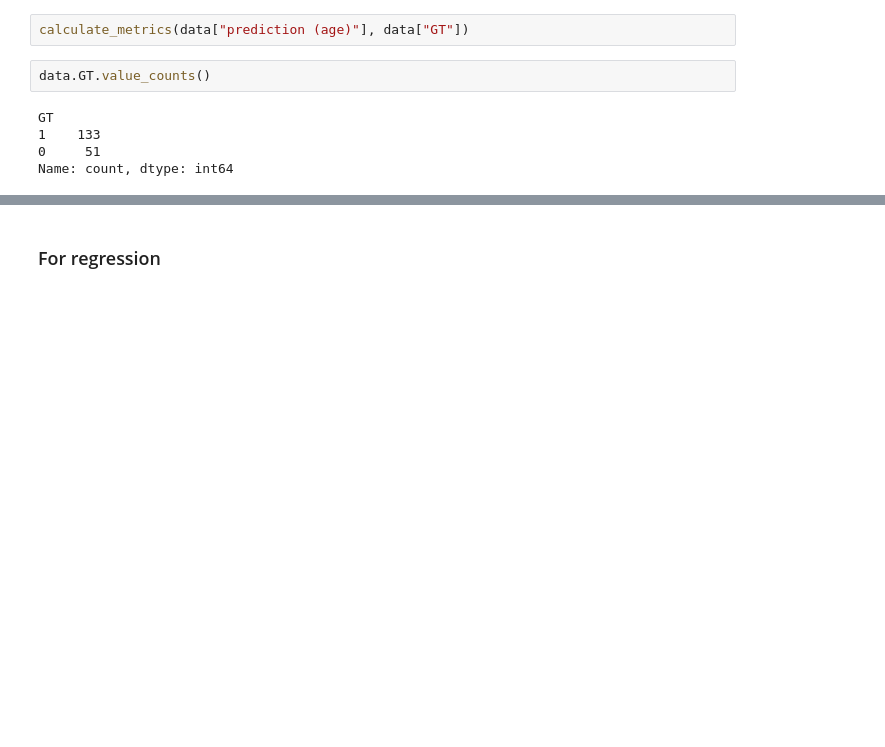
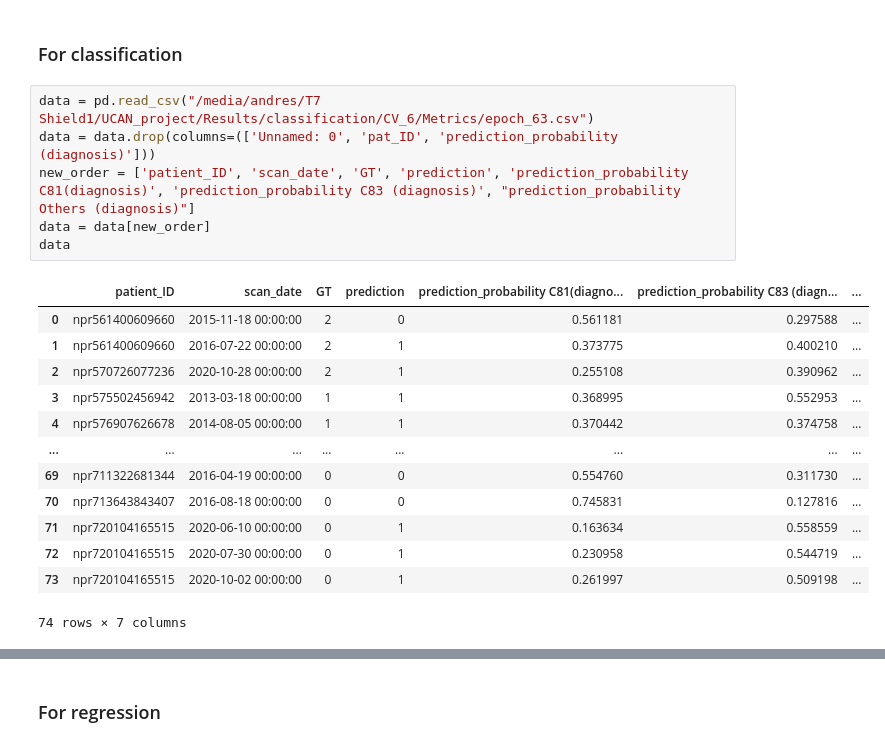
Before and after one commit to NickosKal/UCAN-PET-CT-image-data-handling-pipeline, a Jupyter notebook: Task4/Data_preparation/evaluate_models.ipynb, the cells around one changed output, grey strips where cells are left out. Drawn from its saved outputs; the diff is of its cells as text; blank space fills up the shorter version.

```diff
--- a/Task4/Data_preparation/evaluate_models.ipynb
+++ b/Task4/Data_preparation/evaluate_models.ipynb
@@ -83,9 +66,22 @@ data
-# %%
-calculate_metrics(data["prediction (age)"], data["GT"])
-# %%
-data.GT.value_counts()
-# %% [output]
-GT
-1    133
-0     51
-Name: count, dtype: int64
+# %% [markdown]
+### For classification
+# %%
+data = pd.read_csv("/media/andres/T7 Shield1/UCAN_project/Results/classification/CV_6/Metrics/epoch_63.csv")
+data = data.drop(columns=(['Unnamed: 0', 'pat_ID', 'prediction_probability (diagnosis)']))
+new_order = ['patient_ID', 'scan_date', 'GT', 'prediction', 'prediction_probability C81(diagnosis)', 'prediction_probability C83 (diagnosis)', "prediction_probability Others (diagnosis)"]
+data = data[new_order]
+data
+# %% [output]
+|  | patient_ID | scan_date | GT | prediction | prediction_probability C81(diagno... | prediction_probability C83 (diagn... | ... |
+| 0 | npr561400609660 | 2015-11-18 00:00:00 | 2 | 0 | 0.561181 | 0.297588 | ... |
+| 1 | npr561400609660 | 2016-07-22 00:00:00 | 2 | 1 | 0.373775 | 0.400210 | ... |
+| 2 | npr570726077236 | 2020-10-28 00:00:00 | 2 | 1 | 0.255108 | 0.390962 | ... |
+| 3 | npr575502456942 | 2013-03-18 00:00:00 | 1 | 1 | 0.368995 | 0.552953 | ... |
+| 4 | npr576907626678 | 2014-08-05 00:00:00 | 1 | 1 | 0.370442 | 0.374758 | ... |
+| ... | ... | ... | ... | ... | ... | ... | ... |
+| 69 | npr711322681344 | 2016-04-19 00:00:00 | 0 | 0 | 0.554760 | 0.311730 | ... |
+| 70 | npr713643843407 | 2016-08-18 00:00:00 | 0 | 0 | 0.745831 | 0.127816 | ... |
+| 71 | npr720104165515 | 2020-06-10 00:00:00 | 0 | 1 | 0.163634 | 0.558559 | ... |
+| 72 | npr720104165515 | 2020-07-30 00:00:00 | 0 | 1 | 0.230958 | 0.544719 | ... |
+| 73 | npr720104165515 | 2020-10-02 00:00:00 | 0 | 1 | 0.261997 | 0.509198 | ... |
+74 rows × 7 columns
```
Also changed, not shown: parts of 18 cells of this notebook, 4 other files.
